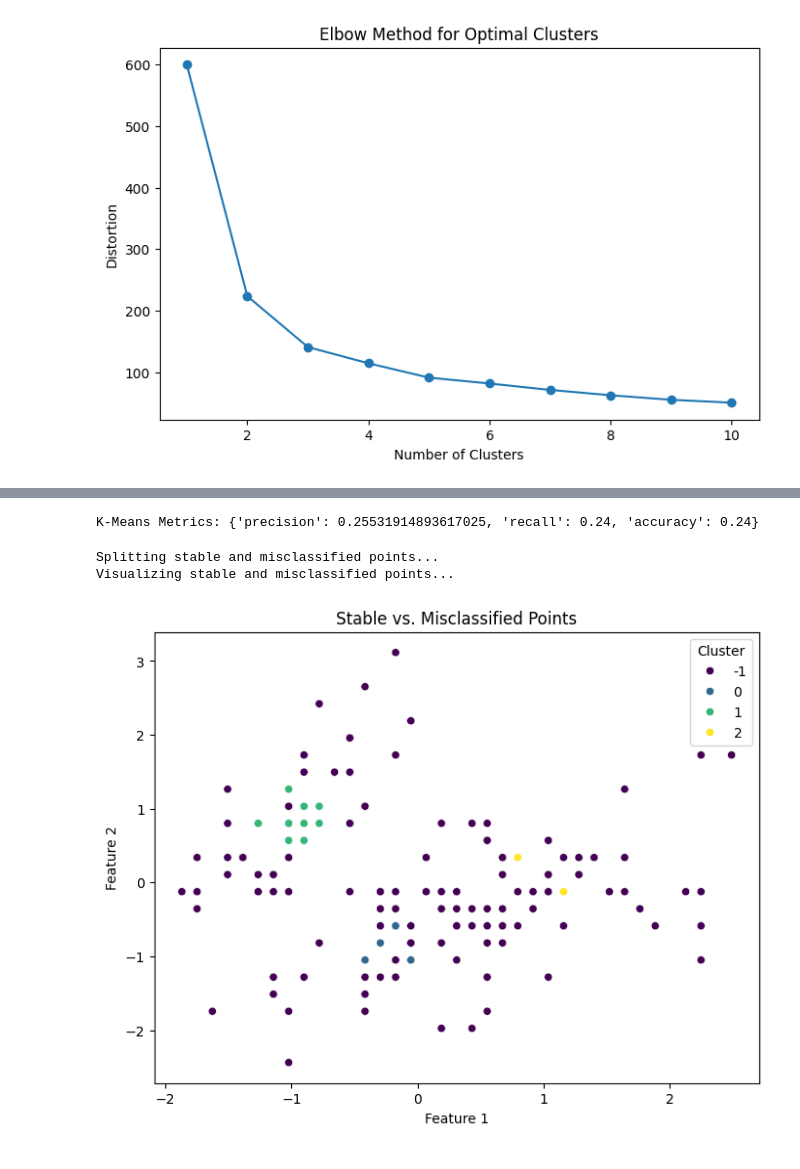
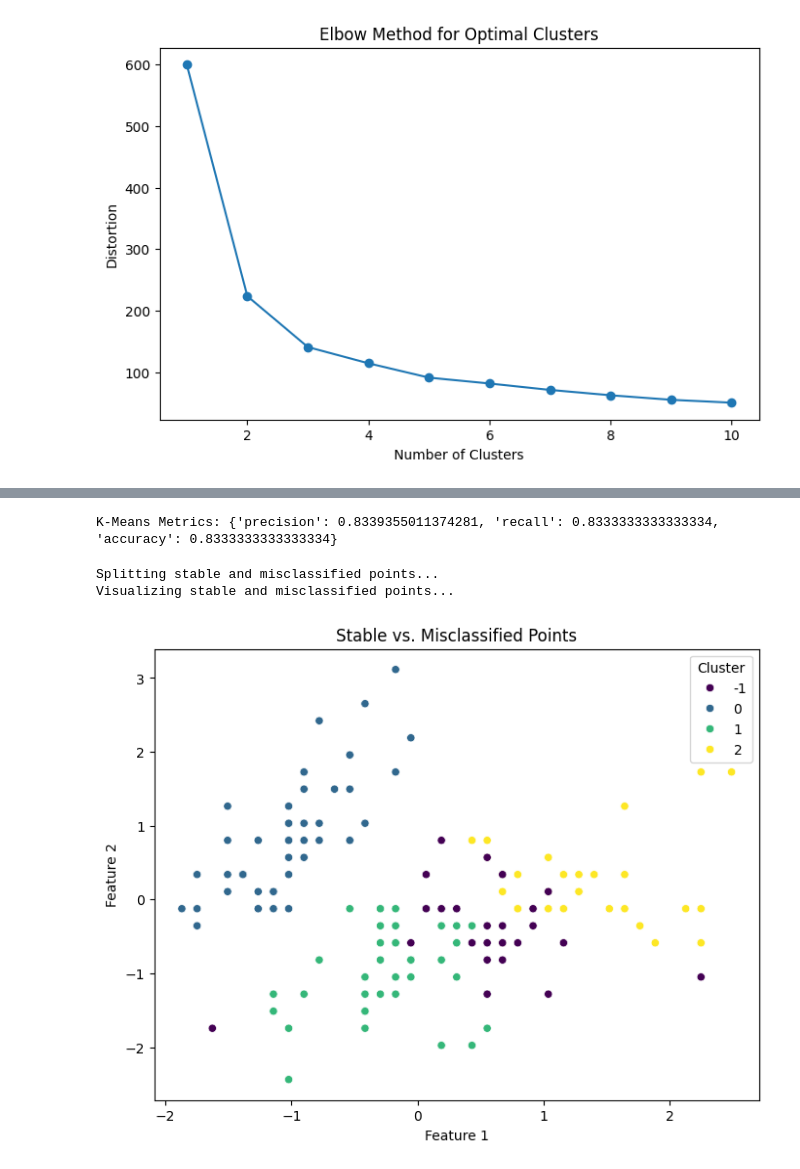
Before and after one commit to AnnaDiana123/BDA_Project, a Jupyter notebook: notebooks/experiment_iris.ipynb, the cells around one changed output, grey strips where cells are left out. Saved outputs shown, nothing was run; the diff lists cells and outputs as text; code cells hidden in the pictures.

```diff
--- a/notebooks/experiment_iris.ipynb
+++ b/notebooks/experiment_iris.ipynb
@@ -10,7 +11,7 @@ data_path = "../data/Iris-150.txt"
 data, encoded_labels, label_mapping = load_data(data_path)
 
 # Assign original_labels for metric calculations
-original_labels = encoded_labels  # Use the numeric-encoded labels for calculations
+original_labels: np.ndarray = encoded_labels  # Use the numeric-encoded labels for calculations
 
 print("Label Mapping:")
 print(label_mapping)
@@ -38,3 +39,22 @@ Returning the number of logical cores instead. You can silence this warning by s
     hp, ht, pid, tid = _winapi.CreateProcess(executable, args,
                        ^^^^^^^^^^^^^^^^^^^^^^^^^^^^^^^^^^^^^^^
 [figure]
+# %%
+# Run K-Means clustering
+optimal_clusters = 3  # Replace with optimal number determined from elbow plot
+print(f"Running K-Means with {optimal_clusters} clusters...")
+kmeans_model, cluster_labels = run_kmeans(data, optimal_clusters)
+centroids = kmeans_model.cluster_centers_
+
+# Align cluster labels and centroids
+aligned_cluster_labels, aligned_centroids = align_labels_and_centroids(
+    true_labels=original_labels,
+    cluster_labels=cluster_labels,
+    centroids=centroids
+)
+cluster_labels = aligned_cluster_labels
+centroids = aligned_centroids
+
+# Verify the alignment
+print("Aligned Cluster Labels (first 10):", aligned_cluster_labels[:10])
+print("Aligned Centroids:", aligned_centroids)
@@ -57,32 +76,36 @@ Visualizing initial K-Means clustering...
 kmeans_metrics = calculate_metrics(original_labels, cluster_labels)
 print(f"K-Means Metrics: {kmeans_metrics}")
 # %% [output]
-K-Means Metrics: {'precision': 0.25531914893617025, 'recall': 0.24, 'accuracy': 0.24}
+K-Means Metrics: {'precision': 0.8339355011374281, 'recall': 0.8333333333333334, 'accuracy': 0.8333333333333334}
 # %%
 # Convert cluster_labels to pd.Series for compatibility
 cluster_labels = pd.Series(cluster_labels, index=data.index)
 # %%
-# Get centroids from KMeans
-centroids = kmeans_model.cluster_centers_
-
 # Split stable and misclassified points
 print("Splitting stable and misclassified points...")
-stable_data, stable_labels, misclassified_data = split_stable_and_misclassified(data, cluster_labels, centroids, threshold=0.5)
+stable_data, stable_labels, misclassified_data, misclassified_labels = split_stable_and_misclassified(
+    data=pd.DataFrame(data),  # Ensure input is a DataFrame
+    labels=pd.Series(aligned_cluster_labels, name="Cluster"),
+    centroids=aligned_centroids,
+    threshold=0.6
+)
 
-
-# Visualize stable and misclassified points
-stable_labels = stable_labels.rename("Cluster")
-misclassified_labels = pd.Series(-1, index=misclassified_data.index, name="Cluster")  # -1 for misclassified
-
+# Combine data and labels for visualization
 combined_data = pd.concat([stable_data, misclassified_data])
 combined_labels = pd.concat([stable_labels, misclassified_labels])
 
+# Visualize stable and misclassified points
 print("Visualizing stable and misclassified points...")
-plot_clusters(combined_data, combined_labels, "Stable vs. Misclassified Points", "../results/iris/stable_vs_misclassified.png")
+plot_clusters(
+    combined_data,
+    combined_labels,
+    title="Stable vs. Misclassified Points",
+    output_path="../results/iris/stable_vs_misclassified.png"
+)
 # %% [output]
 Splitting stable and misclassified points...
 Visualizing stable and misclassified points...
-[figure, old version]
+[figure, new version]
 # %%
 # Run post-processing and calculate metrics
 if not misclassified_data.empty:
```
Also changed, not shown: parts of 6 cells of this notebook, 2 other files.
